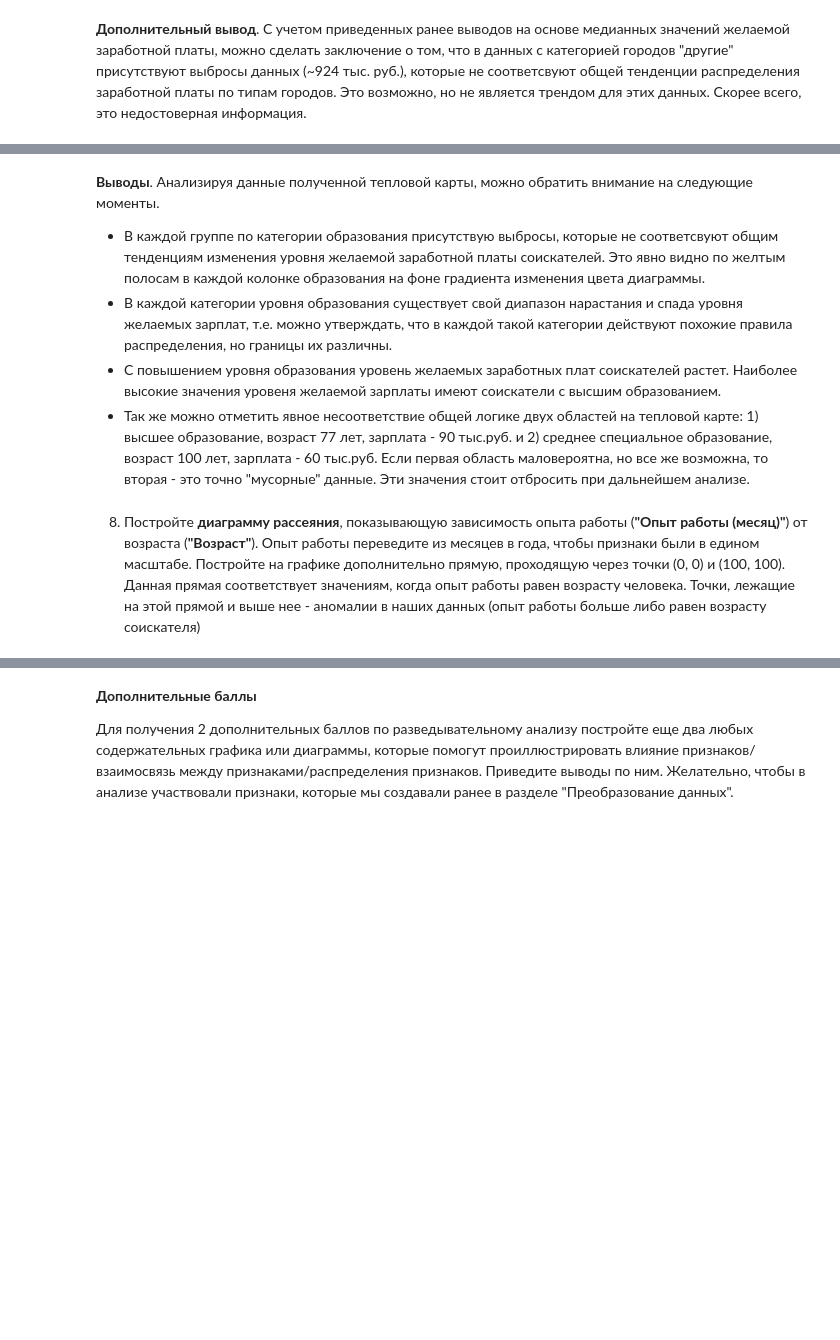
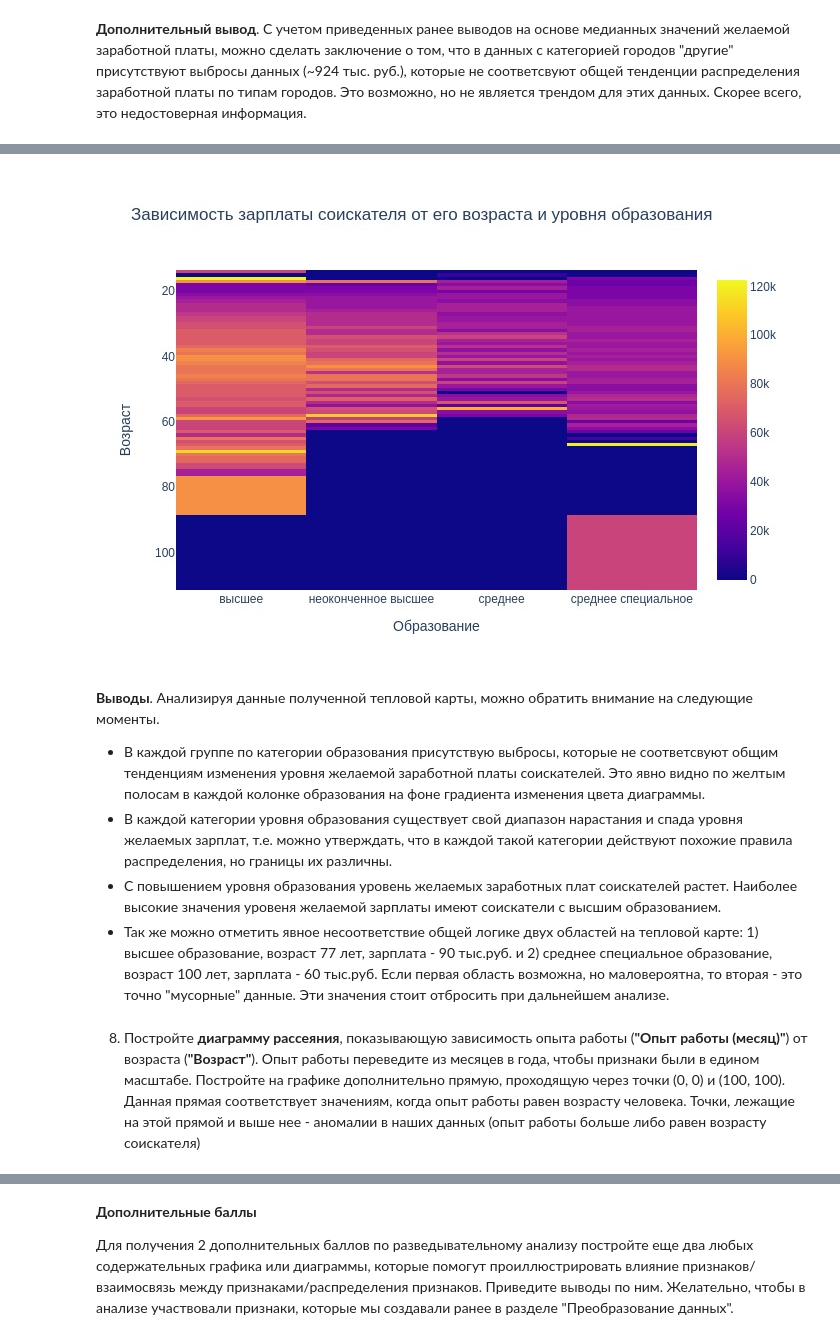
Before and after one commit to SignZ2021/sf-data-science, a Jupyter notebook: project_1/Анализ вакансий (hh.ru).ipynb, the cells around one changed output, grey strips where cells are left out. Cells and saved outputs as stored; diff of their text form; code cells hidden in the pictures; blank space fills up the shorter version.

```diff
--- a/project_1/Анализ вакансий (hh.ru).ipynb
+++ b/project_1/Анализ вакансий (hh.ru).ipynb
@@ -677,26 +676,27 @@ print('Медианная зарплата соискателей готовых
 # %%
 # Подготовка данных для построения тепловой карты
 hm_data = df.pivot_table(
     values='ЗП (руб)',
     index='Возраст',
     columns='Образование',
     aggfunc='median',
     fill_value=0
 )
-#print(hm_data)
 
 # Посторение тепловой карты
 fig = px.imshow(
     hm_data,
-    title='Зависимость медианной желаемой заработной платы соискателя от его возраста и уровня образования'
+    title='Зависимость зарплаты соискателя от его возраста и уровня образования'
 )
-fig.show()
+fig.show(renderer='jpg')
+# %% [output]
+[figure, added]
 # %% [markdown]
 **Выводы**. Анализируя данные полученной тепловой карты, можно обратить внимание на следующие моменты.
 * В каждой группе по категории образования присутствую выбросы, которые не соответсвуют общим тенденциям изменения уровня желаемой заработной платы соискателей. Это явно видно по желтым полосам в каждой колонке образования на фоне градиента изменения цвета диаграммы.
 * В каждой категории уровня образования существует свой диапазон нарастания и спада уровня желаемых зарплат, т.е. можно утверждать, что в каждой такой категории действуют похожие правила распределения, но границы их различны.
 * С повышением уровня образования уровень желаемых заработных плат соискателей растет. Наиболее высокие значения уровеня желаемой зарплаты имеют соискатели с высшим образованием.
-* Так же можно отметить явное несоответствие общей логике двух областей на тепловой карте: 1) высшее образование, возраст 77 лет, зарплата - 90 тыс.руб. и 2) среднее специальное образование, возраст 100 лет, зарплата - 60 тыс.руб. Если первая область маловероятна, но все же возможна, то вторая - это точно "мусорные" данные. Эти значения стоит отбросить при дальнейшем анализе.
+* Так же можно отметить явное несоответствие общей логике двух областей на тепловой карте: 1) высшее образование, возраст 77 лет, зарплата - 90 тыс.руб. и 2) среднее специальное образование, возраст 100 лет, зарплата - 60 тыс.руб. Если первая область возможна, но маловероятна, то вторая - это точно "мусорные" данные. Эти значения стоит отбросить при дальнейшем анализе.
 # %% [markdown]
-8. Постройте **диаграмму рассеяния**, показывающую зависимость опыта работы (**"Опыт работы (месяц)"**) от возраста (**"Возраст"**). Опыт работы переведите из месяцев в года, чтобы признаки были в едином масштабе. Постройте на графике дополнительно прямую, проходящую через точки (0, 0) и (100, 100). Данная прямая соответствует значениям, когда опыт работы равен возрасту человека. Точки, лежащие на этой прямой и выше нее - аномалии в наших данных (опыт работы больше либо равен возрасту соискателя)
+8) Постройте **диаграмму рассеяния**, показывающую зависимость опыта работы (**"Опыт работы (месяц)"**) от возраста (**"Возраст"**). Опыт работы переведите из месяцев в года, чтобы признаки были в едином масштабе. Постройте на графике дополнительно прямую, проходящую через точки (0, 0) и (100, 100). Данная прямая соответствует значениям, когда опыт работы равен возрасту человека. Точки, лежащие на этой прямой и выше нее - аномалии в наших данных (опыт работы больше либо равен возрасту соискателя)
 # %%
```
Also changed, not shown: parts of 10 cells of this notebook.
